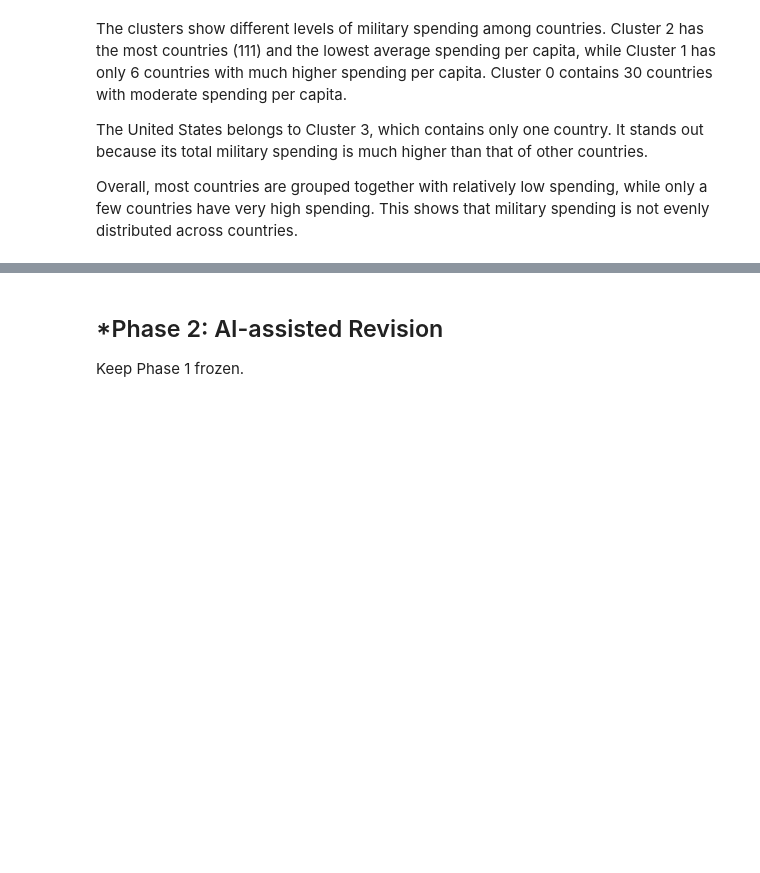
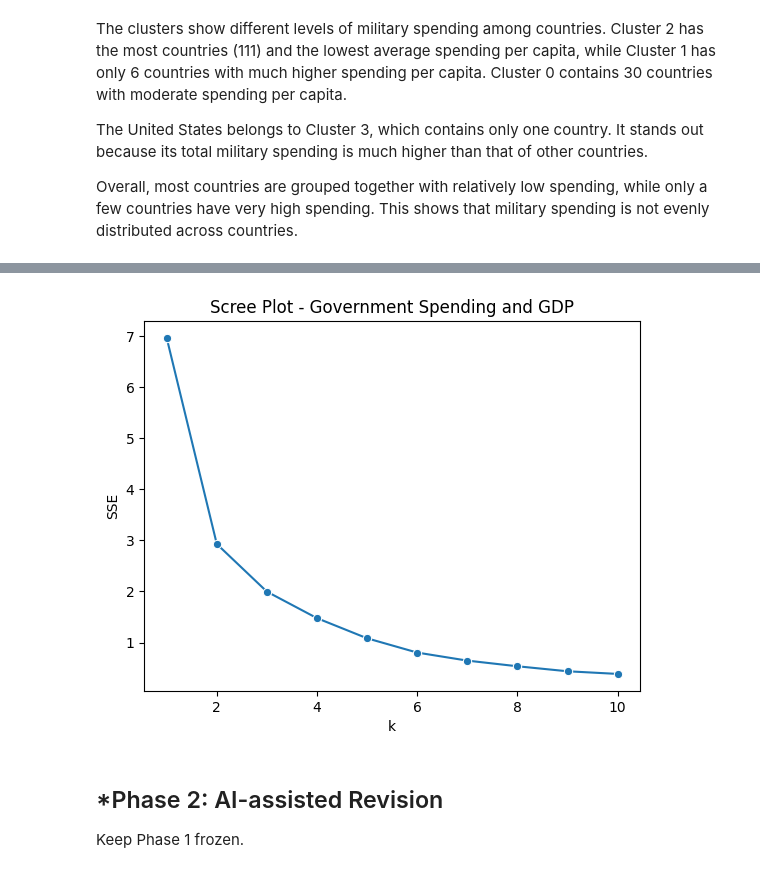
Before and after one commit to raffaellaalpaca-ai/A04-clustering, a Jupyter notebook: notebook.ipynb, the cells around one changed output, grey strips where cells are left out. Saved outputs shown, nothing was run; the diff lists cells and outputs as text; code cells hidden in the pictures; blank space fills up the shorter version.

Commit message:
scree plot q2.3

```diff
--- a/notebook.ipynb
+++ b/notebook.ipynb
@@ -354,0 +357,5 @@ Overall, most countries are grouped together with relatively low spending, while
+# %%
+#min-max normalization for Q2.3
+X2 = df2020[['Percent of Government Spending', 'Percent of GDP']]
+X2_scaled = (X2 - X2.min()) / (X2.max() - X2.min())
+X2_scaled.head()
@@ -355,3 +369,19 @@ Overall, most countries are grouped together with relatively low spending, while
+# %%
+#scree plot for Q2.3
+ks = np.arange(1, 11)
+SSE2 = [
+    KMeans(n_clusters=k, max_iter=300, n_init=10, random_state=0)
+    .fit(X2_scaled).inertia_
+    for k in ks
+]
+sns.lineplot(x=ks, y=SSE2, marker='o').set(
+    title='Scree Plot - Government Spending and GDP',
+    xlabel='k',
+    ylabel='SSE'
+)
+plt.show()
+# %% [output]
+[figure, added]
 # %% [markdown]
 ## *Phase 2: AI-assisted Revision
 Keep Phase 1 frozen.
```
Also changed, not shown: parts of 3 cells of this notebook.
